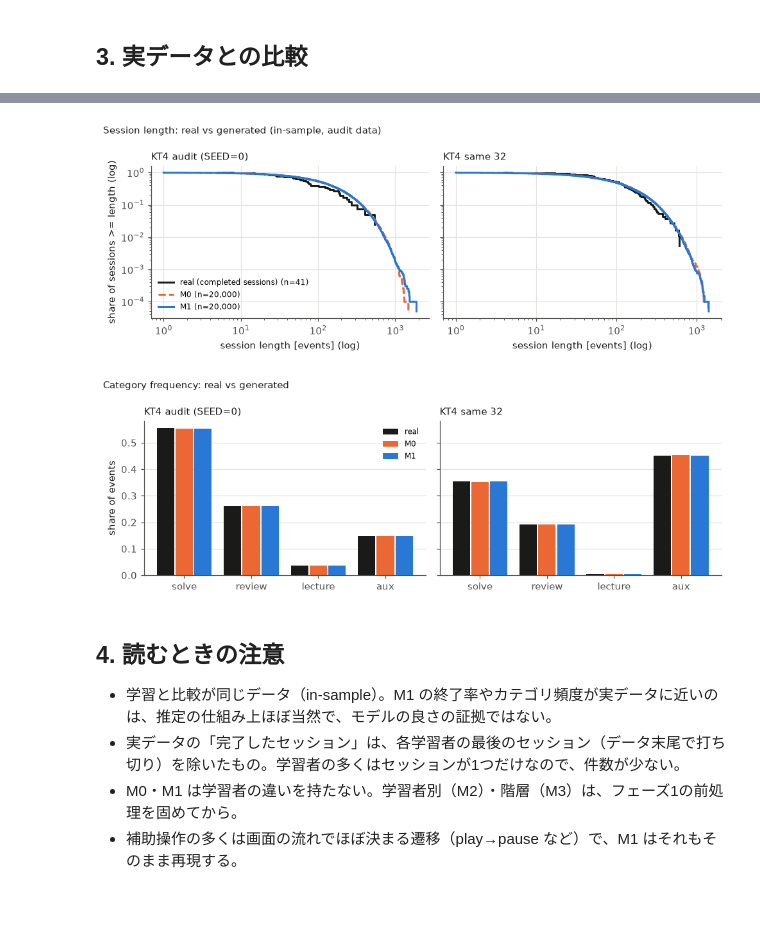
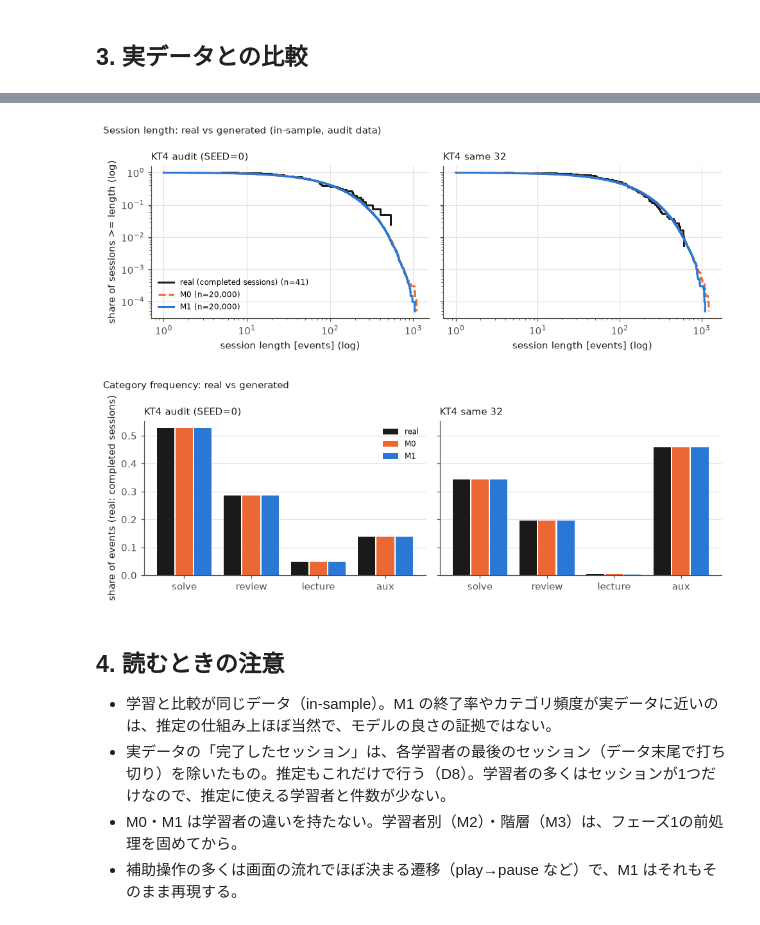
Before and after one commit to Hiromu-0219/ednet-learner-modeling, a Jupyter notebook: notebooks/sim_pilot_markov.ipynb, the cells around one changed output, grey strips where cells are left out. Cells and saved outputs as stored; diff of their text form; code cells hidden in the pictures.

```diff
--- a/notebooks/sim_pilot_markov.ipynb
+++ b/notebooks/sim_pilot_markov.ipynb
@@ -86,8 +92,9 @@ pd.DataFrame({name: {"行": len(d), "学習者": d["user_id"].nunique(),
 - 生成：開始カテゴリを引き、`end` が出るまで次のカテゴリを引き続ける。セッション長は行動の数（開始の行を含む）
 # %%
 def fit(d):
-    t = d.dropna(subset=["target"])
-    start = d.groupby(["user_id", "session_id"])["category"].first().value_counts(normalize=True).reindex(STATES, fill_value=0)
+    c = d[~d["censored_session"]]              # D8：推定は完了したセッションだけ
+    t = c.dropna(subset=["target"])
+    start = c.groupby(["user_id", "session_id"])["category"].first().value_counts(normalize=True).reindex(STATES, fill_value=0)
     m0 = t["target"].value_counts(normalize=True).reindex(OUTCOMES, fill_value=0)
     m1 = pd.crosstab(t["category"], t["target"], normalize="index").reindex(index=STATES, columns=OUTCOMES, fill_value=0)
     return start, m0, m1
@@ -153,10 +160,10 @@ for name, d in DATA.items():
     t = d.dropna(subset=["target"])
     real_c = real_lengths(d)
     rows.append({"データ": name, "系列": "実データ（完了したセッション）", **length_summary(real_c),
-                 "終了率（行動あたり）": t["target"].eq("end").mean()})
+                 "終了率（行動あたり）": t.loc[~t["censored_session"], "target"].eq("end").mean()})
     rows.append({"データ": name, "系列": "実データ（打ち切りを含む全セッション）", **length_summary(real_lengths(d, False)),
                  "終了率（行動あたり）": np.nan})
-    freq[(name, "real")] = d["category"].value_counts(normalize=True).reindex(STATES, fill_value=0)
+    freq[(name, "real")] = d.loc[~d["censored_session"], "category"].value_counts(normalize=True).reindex(STATES, fill_value=0)  # 完了したセッション
     for model, sess in SIMS[name].items():
         L = np.array([len(s) for s in sess])
         rows.append({"データ": name, "系列": model, **length_summary(L), "終了率（行動あたり）": len(L) / L.sum()})
@@ -202,26 +209,26 @@ axes[0].legend(frameon=False, fontsize=8, loc="lower left")
 fig.suptitle("Session length: real vs generated (in-sample, audit data)", x=0.01, ha="left", fontsize=10, color=INK)
 plt.tight_layout(); plt.show()
 # %% [output]
-[figure, old version]
+[figure, new version]
 # %%
 fig, axes = plt.subplots(1, 2, figsize=(9, 3.2), sharey=True)
 for ax, name in zip(axes, DATA):
     x = np.arange(len(STATES)); w = 0.26
     for i, (series, color) in enumerate([("real", INK), ("M0", C2), ("M1", C1)]):
         v = FREQ.loc[(name, series)].to_numpy()
         ax.bar(x + (i - 1) * (w + 0.02), v, width=w, color=color, label=series)
     ax.set_xticks(x, STATES)
     ax.set_title(name, loc="left", fontsize=10, color=INK)
     ax.grid(axis="x", visible=False)
-axes[0].set_ylabel("share of events")
+axes[0].set_ylabel("share of events (real: completed sessions)")
 axes[0].legend(frameon=False, fontsize=8)
 fig.suptitle("Category frequency: real vs generated", x=0.01, ha="left", fontsize=10, color=INK)
 plt.tight_layout(); plt.show()
 # %% [output]
-[figure, old version]
+[figure, new version]
 # %% [markdown]
 ## 4. 読むときの注意
 - 学習と比較が同じデータ（in-sample）。M1 の終了率やカテゴリ頻度が実データに近いのは、推定の仕組み上ほぼ当然で、モデルの良さの証拠ではない。
-- 実データの「完了したセッション」は、各学習者の最後のセッション（データ末尾で打ち切り）を除いたもの。学習者の多くはセッションが1つだけなので、件数が少ない。
+- 実データの「完了したセッション」は、各学習者の最後のセッション（データ末尾で打ち切り）を除いたもの。推定もこれだけで行う（D8）。学習者の多くはセッションが1つだけなので、推定に使える学習者と件数が少ない。
 - M0・M1 は学習者の違いを持たない。学習者別（M2）・階層（M3）は、フェーズ1の前処理を固めてから。
 - 補助操作の多くは画面の流れでほぼ決まる遷移（play→pause など）で、M1 はそれもそのまま再現する。
```
Also changed, not shown: parts of 5 cells of this notebook, 3 other files.
